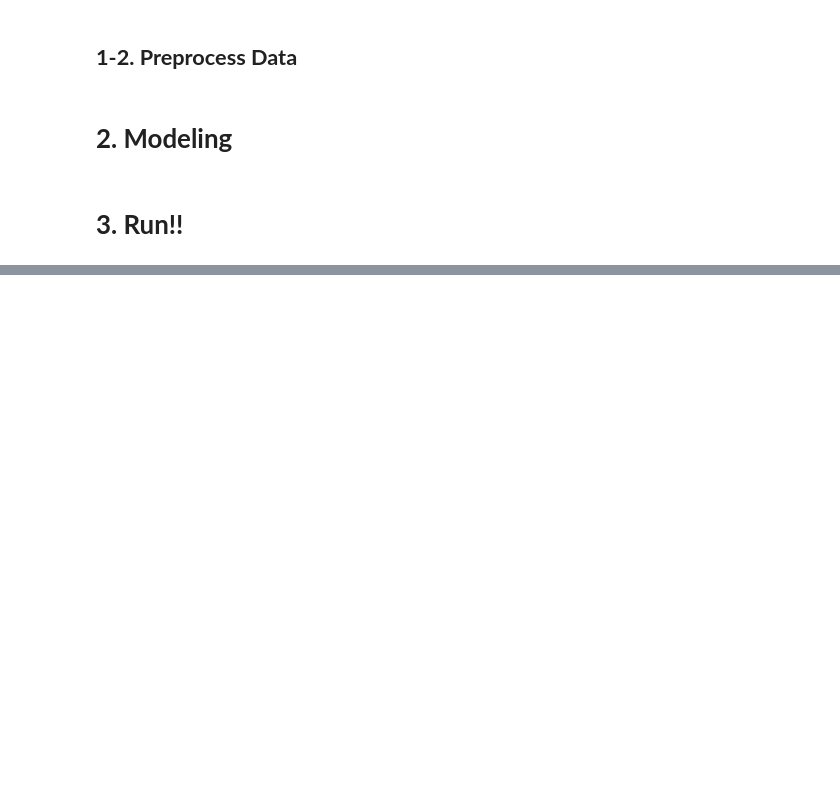
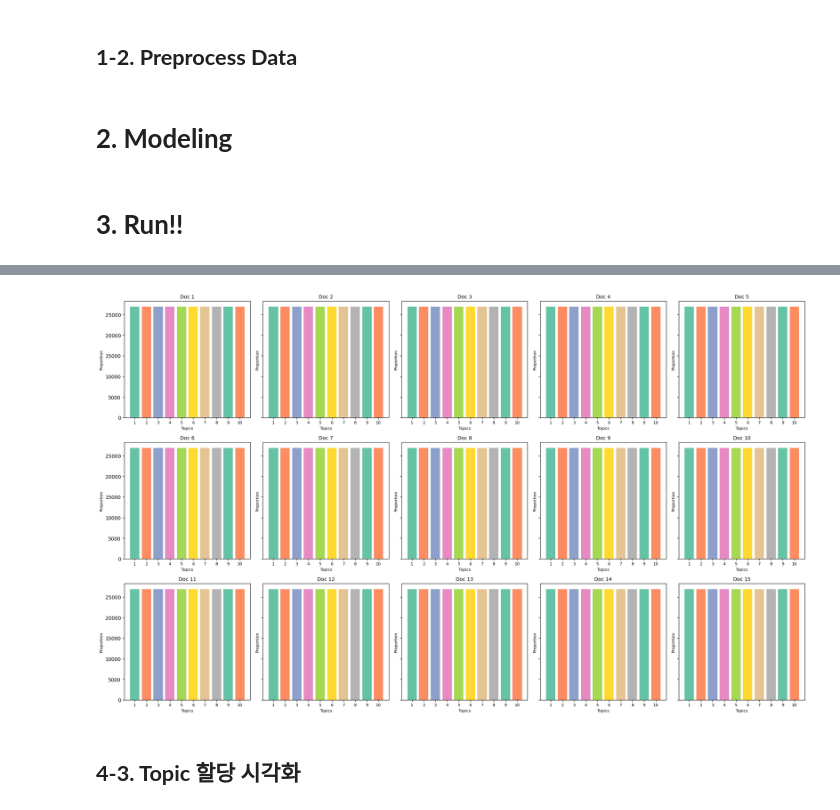
Before and after one commit to chasubeen/ML_lab, a Jupyter notebook: 2_Variational_Inference.ipynb, the cells around one changed output, grey strips where cells are left out. Saved outputs shown, nothing was run; the diff lists cells and outputs as text; code cells hidden in the pictures; blank space fills up the shorter version.

```diff
--- a/2_Variational_Inference.ipynb
+++ b/2_Variational_Inference.ipynb
@@ -416,0 +397,38 @@ Topic 20 top words: ['said', 'or', 'million', 'is', 'it', 'by', 'of', 'the', 'an
+# %%
+def plot_doc_topics(lda_model, num_docs=15, top_n=10):
+  num_docs = min(num_docs, lda_model.num_docs)
+  num_rows = (num_docs + 4) // 5
+  num_topics = lda_model.num_topic
+
+  fig, axes = plt.subplots(num_rows, 5, figsize=(20, 4 * num_rows), sharey=True)
+  sns.set_palette("Set2", num_topics)
+
+  if num_rows == 1:
+    axes = np.expand_dims(axes, axis=0)
+
+  topic_labels = [f'{i + 1}' for i in range(num_topics)]
+
+  for idx in range(num_docs):
+    doc_topic_probs = lda_model.gamma[idx, :]
+    top_topic_indices = doc_topic_probs.argsort()[-top_n:][::-1]
+    weights = doc_topic_probs[top_topic_indices]
+
+    row_idx = idx // 5
+    col_idx = idx % 5
+    ax = axes[row_idx, col_idx]
+
+    ax.bar(topic_labels, weights, color=sns.color_palette("Set2", num_topics))
+    ax.set_title(f'Doc {idx + 1}', fontsize=10)
+    ax.set_xlabel('Topics', fontsize=8)
+    ax.set_ylabel('Proportion', fontsize=8)
+    ax.set_xticks(range(num_topics))
+    ax.set_xticklabels(topic_labels, fontsize=8)
+
+  plt.tight_layout()
+  plt.show()
+# %%
+plot_doc_topics(lda_vi, num_docs=15, top_n=10)
+# %% [output]
+[figure, added]
+# %% [markdown]
+## **4-3. Topic 할당 시각화**
```
Also changed, not shown: parts of 22 cells of this notebook.
